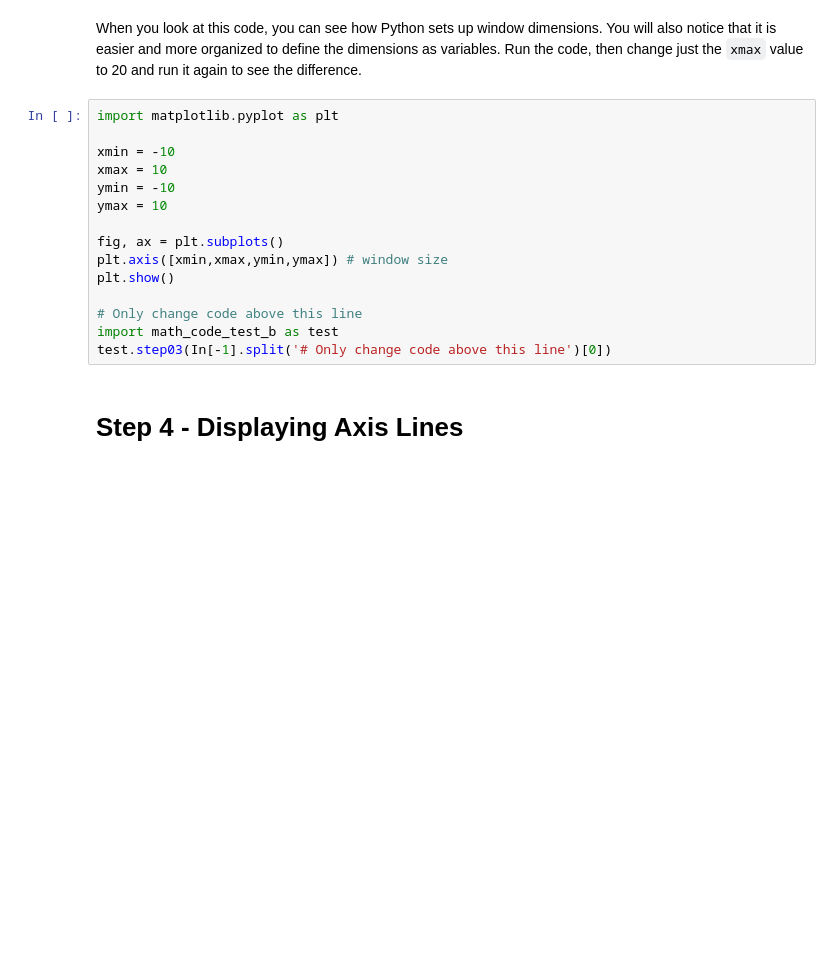
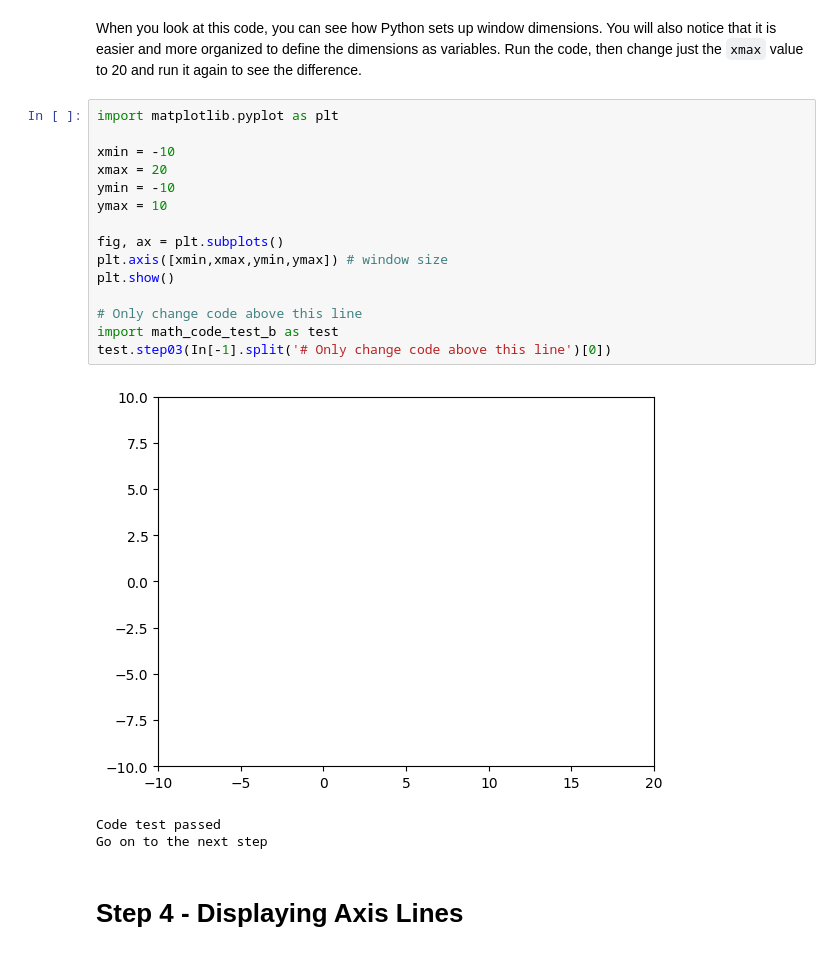
Before and after one commit to fialovy1/Spoon-Knife_fork, a Jupyter notebook: Foundational-Math-2.ipynb, the cells around one changed output. Drawn from its saved outputs; the diff is of its cells as text; blank space fills up the shorter version.

```diff
--- a/Foundational-Math-2.ipynb
+++ b/Foundational-Math-2.ipynb
@@ -72,18 +88,22 @@ When you look at this code, you can see how Python sets up window dimensions. Yo
 # %%
 import matplotlib.pyplot as plt
 
 xmin = -10
-xmax = 10
+xmax = 20
 ymin = -10
 ymax = 10
 
 fig, ax = plt.subplots()
 plt.axis([xmin,xmax,ymin,ymax]) # window size
 plt.show()
 
 # Only change code above this line
 import math_code_test_b as test
 test.step03(In[-1].split('# Only change code above this line')[0])
+# %% [output]
+[figure, added]
+Code test passed
+Go on to the next step
 # %% [markdown]
 # Step 4 - Displaying Axis Lines
 # %% [markdown]
```
Also changed, not shown: parts of 25 cells of this notebook.
